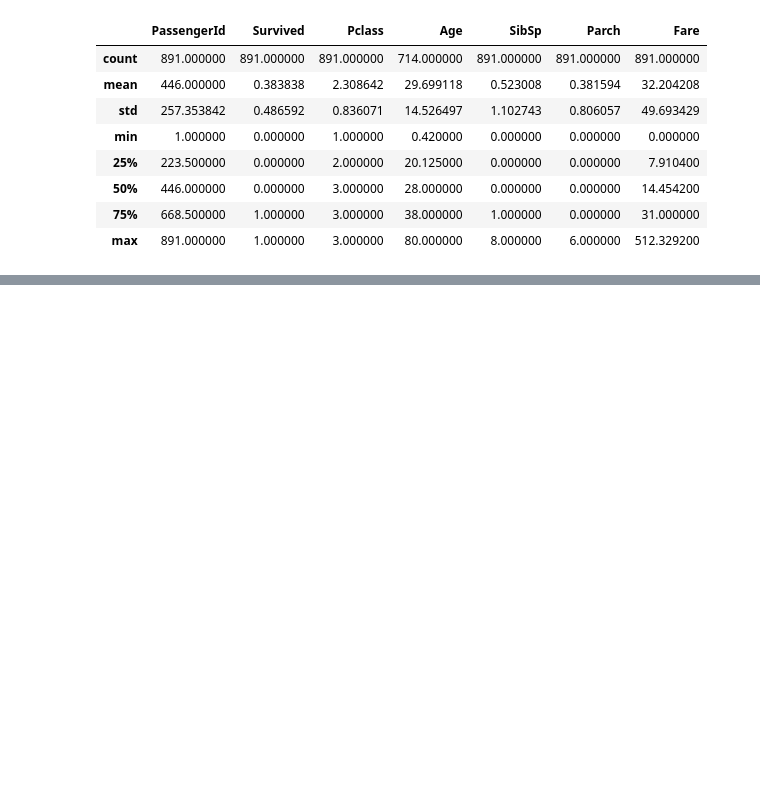
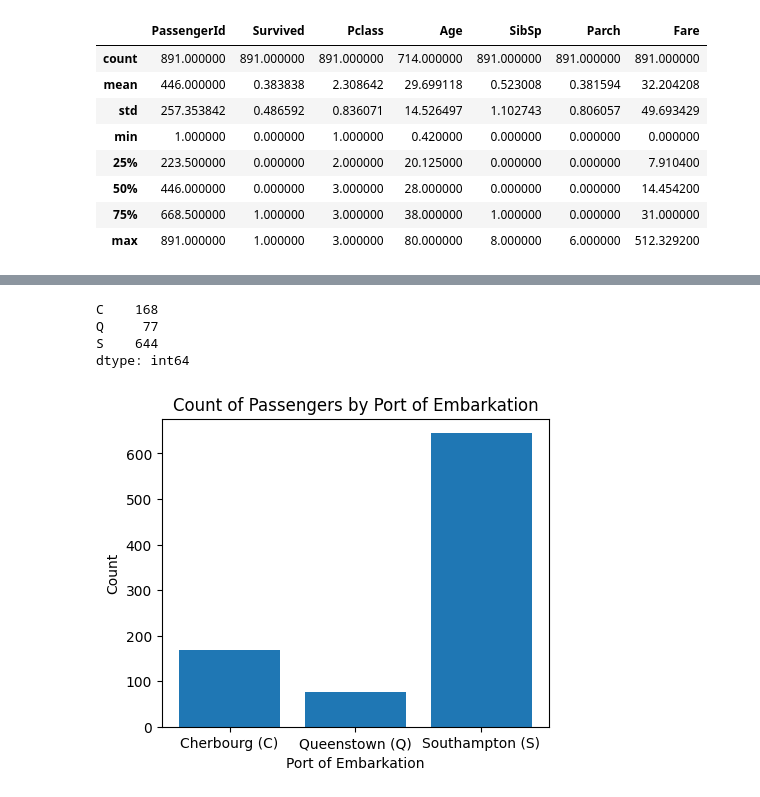
Before and after one commit to rohitkhadka1/5CS037-2024, a Jupyter notebook: Worksheets/2407942_Rohit_Khadka_Worksheet_2.ipynb, the cells around one changed output, grey strips where cells are left out. Drawn from its saved outputs; the diff is of its cells as text; code cells hidden in the pictures; blank space fills up the shorter version.

```diff
--- a/Worksheets/2407942_Rohit_Khadka_Worksheet_2.ipynb
+++ b/Worksheets/2407942_Rohit_Khadka_Worksheet_2.ipynb
@@ -264,0 +365,3 @@ titanic_df.describe()
+# %%
+dummies = pd.get_dummies(titanic_df["Embarked"])
+titanic_df = pd.concat((dummies, titanic_df), axis = 1)
@@ -264,0 +405,18 @@ titanic_df.describe()
+# %%
+embarked = titanic_df[['C', 'Q', 'S']].sum()
+embarked
+# %% [output]
+C    168
+Q     77
+S    644
+dtype: int64
+# %%
+ports = ['Cherbourg (C)', 'Queenstown (Q)', 'Southampton (S)']
+plt.figure(figsize = (5,4))
+plt.bar(ports, embarked.values)
+plt.title('Count of Passengers by Port of Embarkation', fontsize=12)
+plt.xlabel('Port of Embarkation', fontsize=10)
+plt.ylabel('Count', fontsize=10)
+plt.show()
+# %% [output]
+[figure, added]
```
Also changed, not shown: parts of 23 cells of this notebook.
